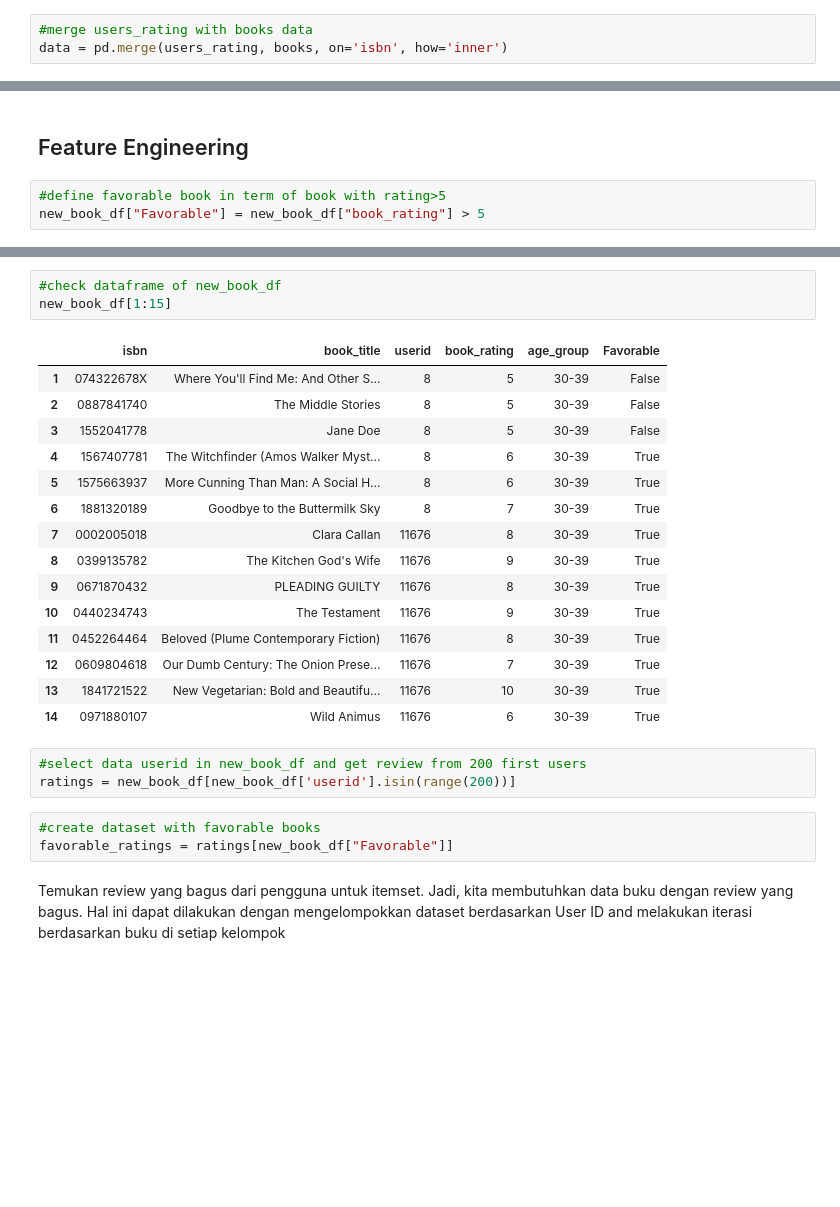
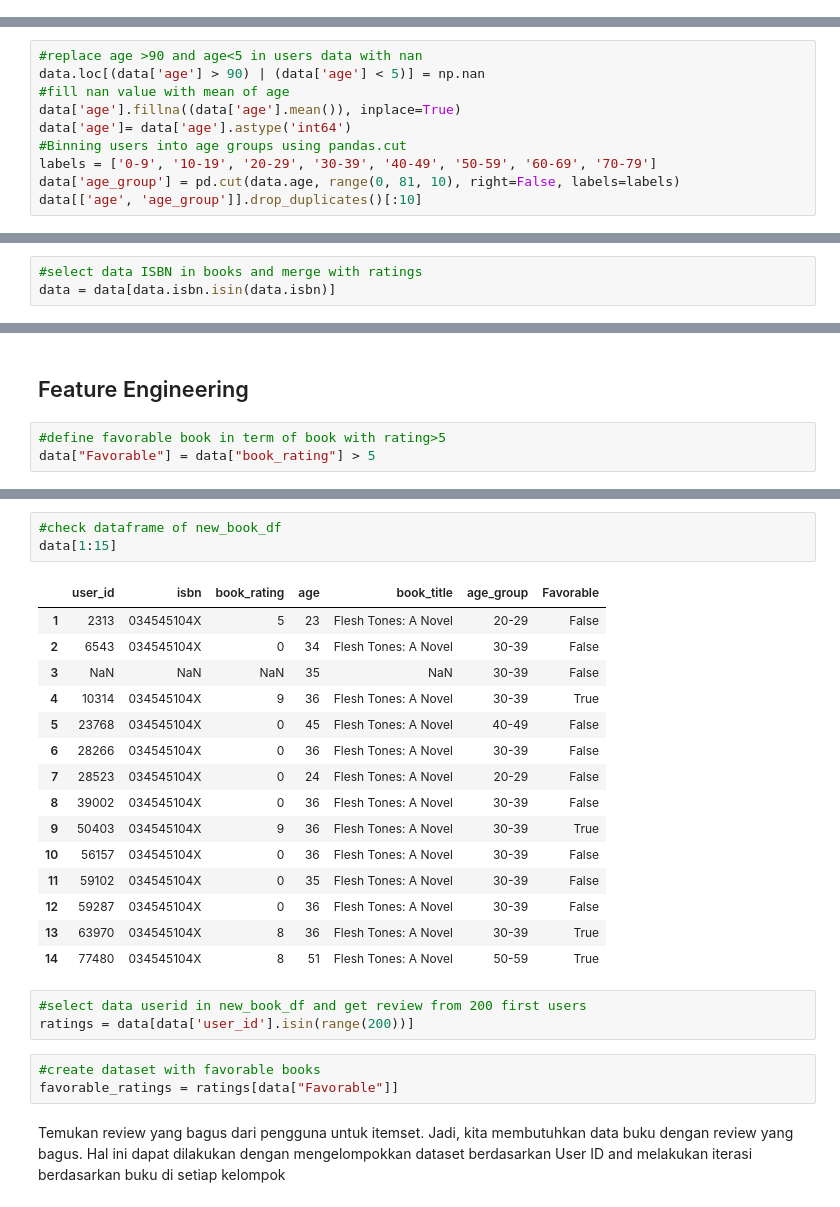
Before and after one commit to evifannybadiz13/market-basket-analysis-in-book-recommendation-based-on-age, a Jupyter notebook: Market Basket Analysis in Book Recommendation Recommendation Based on Age_Evaluation.ipynb, the cells around one changed output, grey strips where cells are left out. Drawn from its saved outputs; the diff is of its cells as text; blank space fills up the shorter version.

```diff
--- a/Market Basket Analysis in Book Recommendation Recommendation Based on Age_Evaluation.ipynb
+++ b/Market Basket Analysis in Book Recommendation Recommendation Based on Age_Evaluation.ipynb
@@ -399,3 +271,0 @@ users_rating.head()
-# %%
-#merge users_rating with books data
-data = pd.merge(users_rating, books, on='isbn', how='inner')
@@ -468,0 +278,10 @@ Sebagai pembeli, dia dapat mengetahui tren dari sebuah buku yakni buku dengan ju
+# %%
+#replace age >90 and age<5 in users data with nan
+data.loc[(data['age'] > 90) | (data['age'] < 5)] = np.nan
+#fill nan value with mean of age
+data['age'].fillna((data['age'].mean()), inplace=True)
+data['age']= data['age'].astype('int64')
+#Binning users into age groups using pandas.cut
+labels = ['0-9', '10-19', '20-29', '30-39', '40-49', '50-59', '60-69', '70-79']
+data['age_group'] = pd.cut(data.age, range(0, 81, 10), right=False, labels=labels)
+data[['age', 'age_group']].drop_duplicates()[:10]
@@ -468,0 +340,3 @@ Sebagai pembeli, dia dapat mengetahui tren dari sebuah buku yakni buku dengan ju
+# %%
+#select data ISBN in books and merge with ratings
+data = data[data.isbn.isin(data.isbn)]
@@ -470,4 +354,4 @@ Sebagai pembeli, dia dapat mengetahui tren dari sebuah buku yakni buku dengan ju
 ## Feature Engineering
 # %%
 #define favorable book in term of book with rating>5
-new_book_df["Favorable"] = new_book_df["book_rating"] > 5
+data["Favorable"] = data["book_rating"] > 5
@@ -485,28 +367,28 @@ new_book_df.head()
 # %%
 #check dataframe of new_book_df
-new_book_df[1:15]
+data[1:15]
 # %% [output]
-|  | isbn | book_title | userid | book_rating | age_group | Favorable |
-| 1 | 074322678X | Where You'll Find Me: And Other S... | 8 | 5 | 30-39 | False |
-| 2 | 0887841740 | The Middle Stories | 8 | 5 | 30-39 | False |
-| 3 | 1552041778 | Jane Doe | 8 | 5 | 30-39 | False |
-| 4 | 1567407781 | The Witchfinder (Amos Walker Myst... | 8 | 6 | 30-39 | True |
-| 5 | 1575663937 | More Cunning Than Man: A Social H... | 8 | 6 | 30-39 | True |
-| 6 | 1881320189 | Goodbye to the Buttermilk Sky | 8 | 7 | 30-39 | True |
-| 7 | 0002005018 | Clara Callan | 11676 | 8 | 30-39 | True |
-| 8 | 0399135782 | The Kitchen God's Wife | 11676 | 9 | 30-39 | True |
-| 9 | 0671870432 | PLEADING GUILTY | 11676 | 8 | 30-39 | True |
-| 10 | 0440234743 | The Testament | 11676 | 9 | 30-39 | True |
-| 11 | 0452264464 | Beloved (Plume Contemporary Fiction) | 11676 | 8 | 30-39 | True |
-| 12 | 0609804618 | Our Dumb Century: The Onion Prese... | 11676 | 7 | 30-39 | True |
-| 13 | 1841721522 | New Vegetarian: Bold and Beautifu... | 11676 | 10 | 30-39 | True |
-| 14 | 0971880107 | Wild Animus | 11676 | 6 | 30-39 | True |
+|  | user_id | isbn | book_rating | age | book_title | age_group | Favorable |
+| 1 | 2313 | 034545104X | 5 | 23 | Flesh Tones: A Novel | 20-29 | False |
+| 2 | 6543 | 034545104X | 0 | 34 | Flesh Tones: A Novel | 30-39 | False |
+| 3 | NaN | NaN | NaN | 35 | NaN | 30-39 | False |
+| 4 | 10314 | 034545104X | 9 | 36 | Flesh Tones: A Novel | 30-39 | True |
+| 5 | 23768 | 034545104X | 0 | 45 | Flesh Tones: A Novel | 40-49 | False |
+| 6 | 28266 | 034545104X | 0 | 36 | Flesh Tones: A Novel | 30-39 | False |
+| 7 | 28523 | 034545104X | 0 | 24 | Flesh Tones: A Novel | 20-29 | False |
+| 8 | 39002 | 034545104X | 0 | 36 | Flesh Tones: A Novel | 30-39 | False |
+| 9 | 50403 | 034545104X | 9 | 36 | Flesh Tones: A Novel | 30-39 | True |
+| 10 | 56157 | 034545104X | 0 | 36 | Flesh Tones: A Novel | 30-39 | False |
+| 11 | 59102 | 034545104X | 0 | 35 | Flesh Tones: A Novel | 30-39 | False |
+| 12 | 59287 | 034545104X | 0 | 36 | Flesh Tones: A Novel | 30-39 | False |
+| 13 | 63970 | 034545104X | 8 | 36 | Flesh Tones: A Novel | 30-39 | True |
+| 14 | 77480 | 034545104X | 8 | 51 | Flesh Tones: A Novel | 50-59 | True |
 # %%
 #select data userid in new_book_df and get review from 200 first users
-ratings = new_book_df[new_book_df['userid'].isin(range(200))]
+ratings = data[data['user_id'].isin(range(200))]
 # %%
 #create dataset with favorable books
-favorable_ratings = ratings[new_book_df["Favorable"]]
+favorable_ratings = ratings[data["Favorable"]]
 # %% [markdown]
 Temukan review yang bagus dari pengguna untuk itemset. Jadi, kita membutuhkan data buku dengan review yang bagus. Hal ini dapat dilakukan dengan mengelompokkan dataset berdasarkan User ID and melakukan iterasi berdasarkan buku di setiap kelompok
 # %%
```
Also changed, not shown: parts of 108 cells of this notebook.
